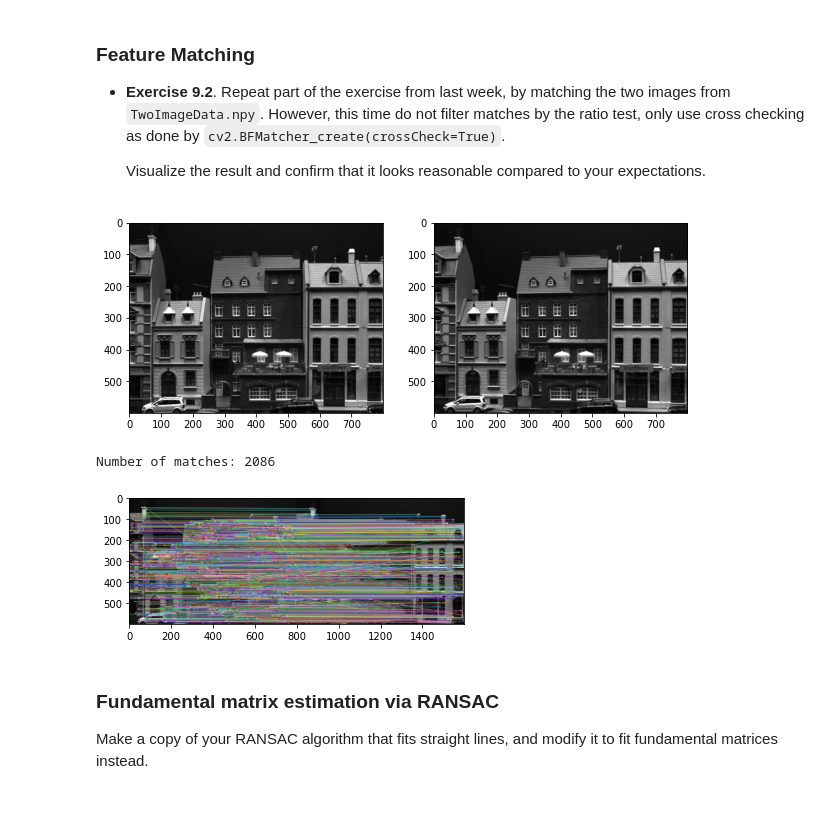
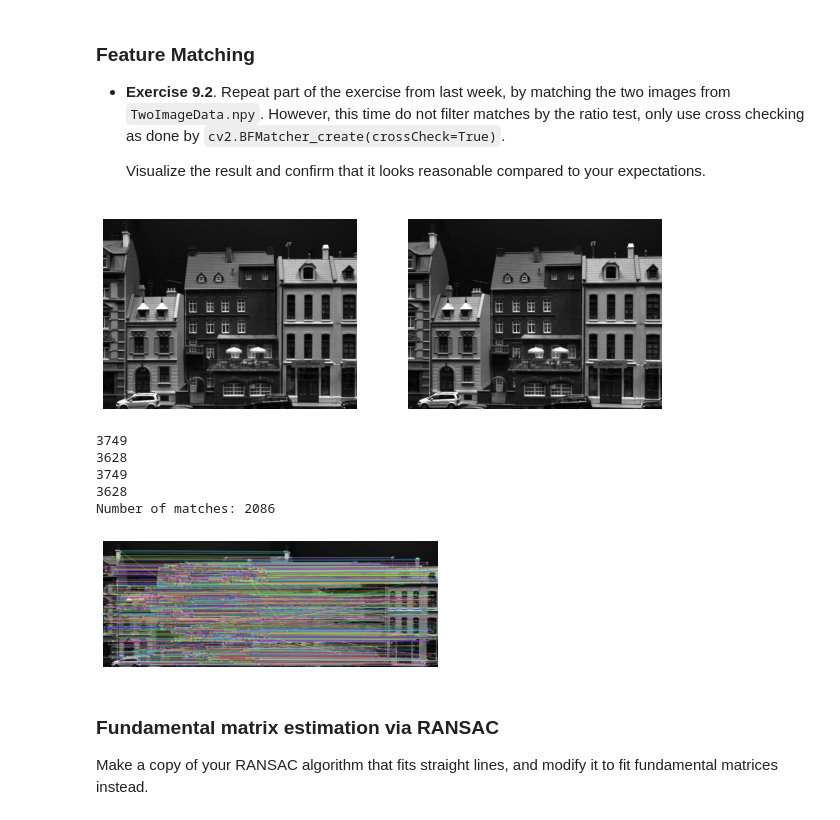
Before and after one commit to AlexAbades/CompVision, a Jupyter notebook: Computer-vision/Anna/Week9_CV.ipynb, the cells around one changed output. Saved outputs shown, nothing was run; the diff lists cells and outputs as text; code cells hidden in the pictures.

```diff
--- a/Computer-vision/Anna/Week9_CV.ipynb
+++ b/Computer-vision/Anna/Week9_CV.ipynb
@@ -108,13 +126,18 @@ Numerical error:
 # %%
 #images:
 im1=data['im1']
 im2=data['im2']
 
+
 fig, (ax1, ax2) = plt.subplots(1, 2,figsize=(10,7))
 ax1.imshow(im1,cmap='gray');
+ax1.axis('off')
 ax2.imshow(im2,cmap='gray');
+ax2.axis('off')
+
+F=data['t2']
 # %% [output]
-[figure, old version]
+[figure, new version]
 # %%
 # Initiate SIFT detector
 sift = cv2.SIFT_create()
@@ -122,6 +145,12 @@ sift = cv2.SIFT_create()
 # find the keypoints and descriptors with SIFT
 kp1, des1 = sift.detectAndCompute(im1,None)
 kp2, des2 = sift.detectAndCompute(im2,None)
+print(len(kp1))
+print(len(kp2))
+
+print(len(des1))
+print(len(des2))
+
 
 # BFMatcher with default params
 bf = cv2.BFMatcher(crossCheck=True)
@@ -129,13 +158,18 @@ matches = bf.match(des1,des2)
 
 print('Number of matches:',len(matches))
 # %% [output]
+3749
+3628
+3749
+3628
 Number of matches: 2086
 # %%
 img3 = cv2.drawMatches(im1, kp1, im2, kp2,matches,None,flags=2)
 plt.imshow(img3)
+plt.axis('off')
 plt.show()
 # %% [output]
-[figure, old version]
+[figure, new version]
 # %% [markdown]
 ### Fundamental matrix estimation via RANSAC
 
```
Also changed, not shown: parts of 13 cells of this notebook, 7 other files.
